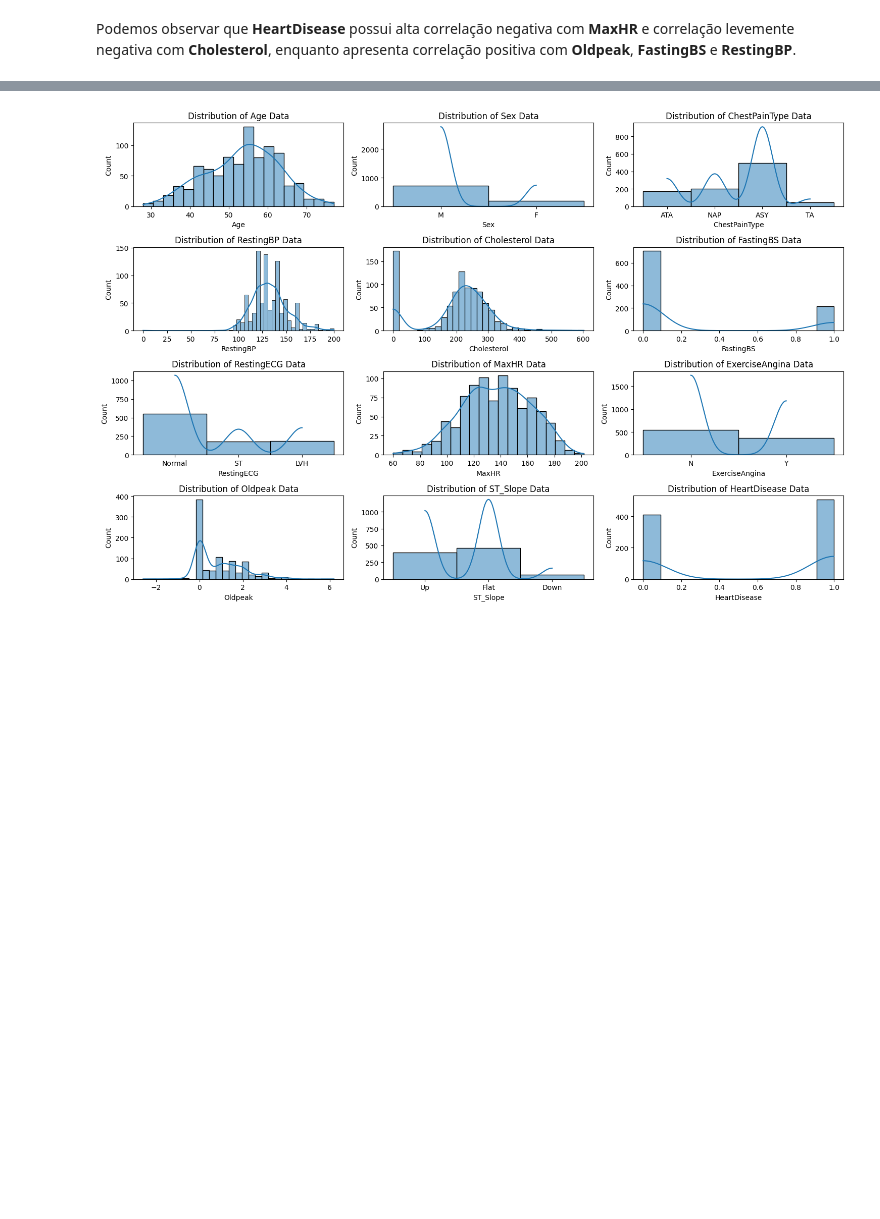
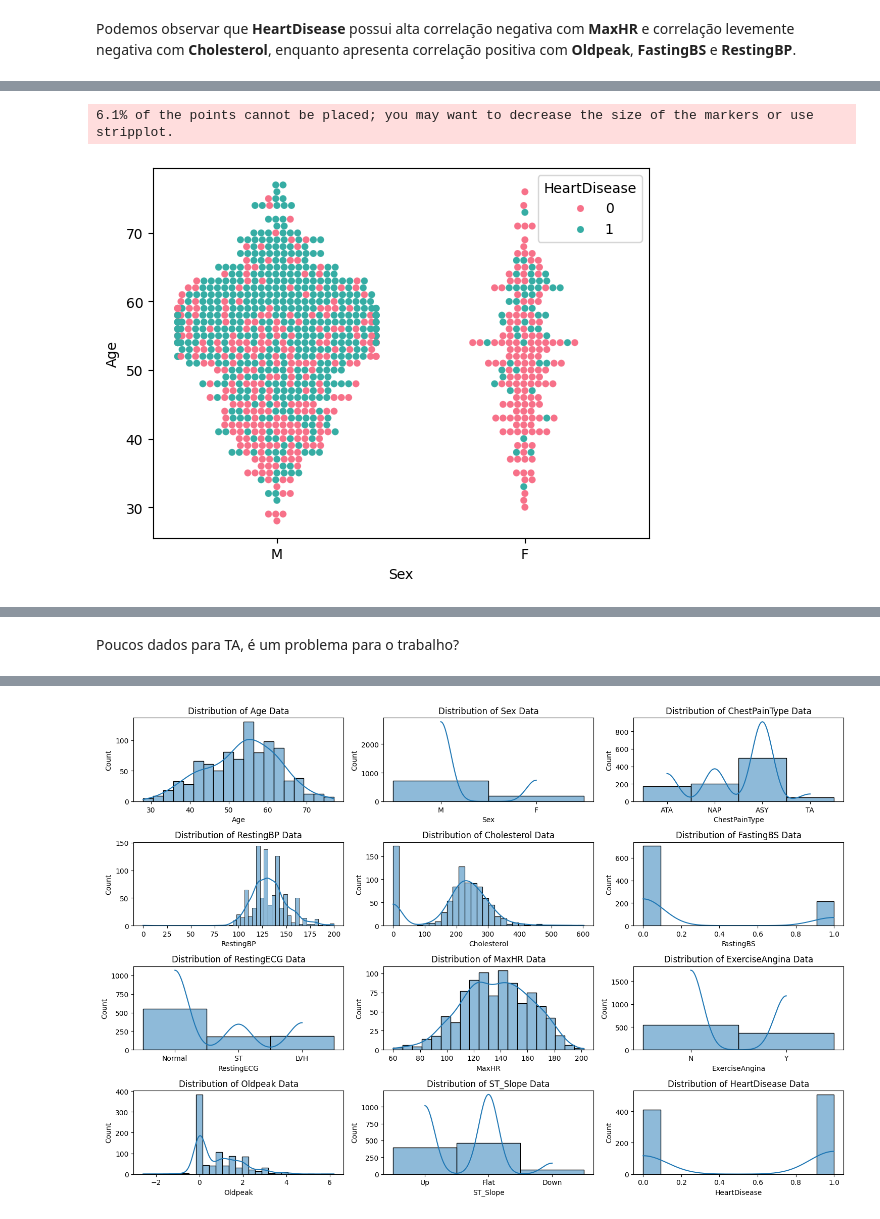
Before and after one commit to CarlosEduardo254/TrabalhoFinal_AprendMaquina, a Jupyter notebook: TrabalhoFinal.ipynb, the cells around one changed output, grey strips where cells are left out. Drawn from its saved outputs; the diff is of its cells as text; code cells hidden in the pictures; blank space fills up the shorter version.

```diff
--- a/TrabalhoFinal.ipynb
+++ b/TrabalhoFinal.ipynb
@@ -115,6 +158,11 @@ fig=px.histogram(df,
 fig.show()
 # %% [output]
 [interactive output not drawn]
+# %%
+sns.swarmplot(y="Age", x="Sex", hue="HeartDisease", data=df, palette="husl");
+# %% [output]
+6.1% of the points cannot be placed; you may want to decrease the size of the markers or use stripplot.
+[figure, added]
 # %%
 fig=px.histogram(df,
                  x="ChestPainType",
@@ -125,6 +173,8 @@ fig=px.histogram(df,
 fig.show()
 # %% [output]
 [interactive output not drawn]
+# %% [markdown]
+Poucos dados para TA, é um problema para o trabalho?
 # %%
 fig=px.histogram(df,
                  x="Sex",
```
Also changed, not shown: parts of 31 cells of this notebook.
